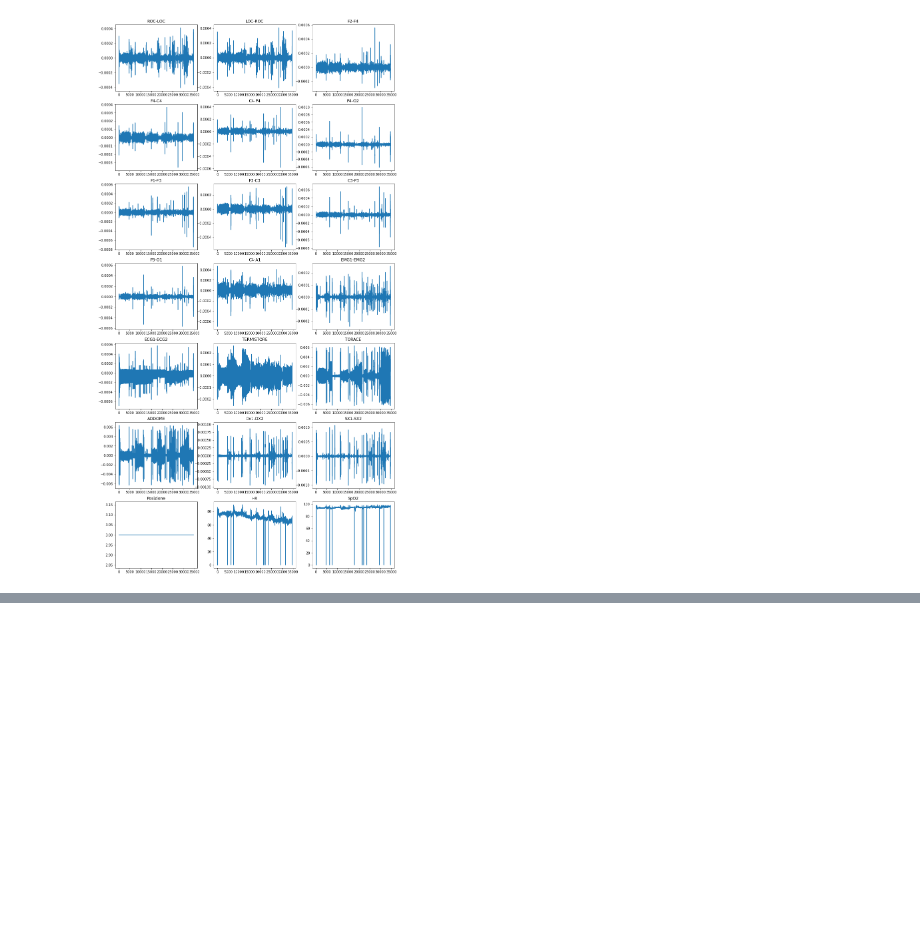
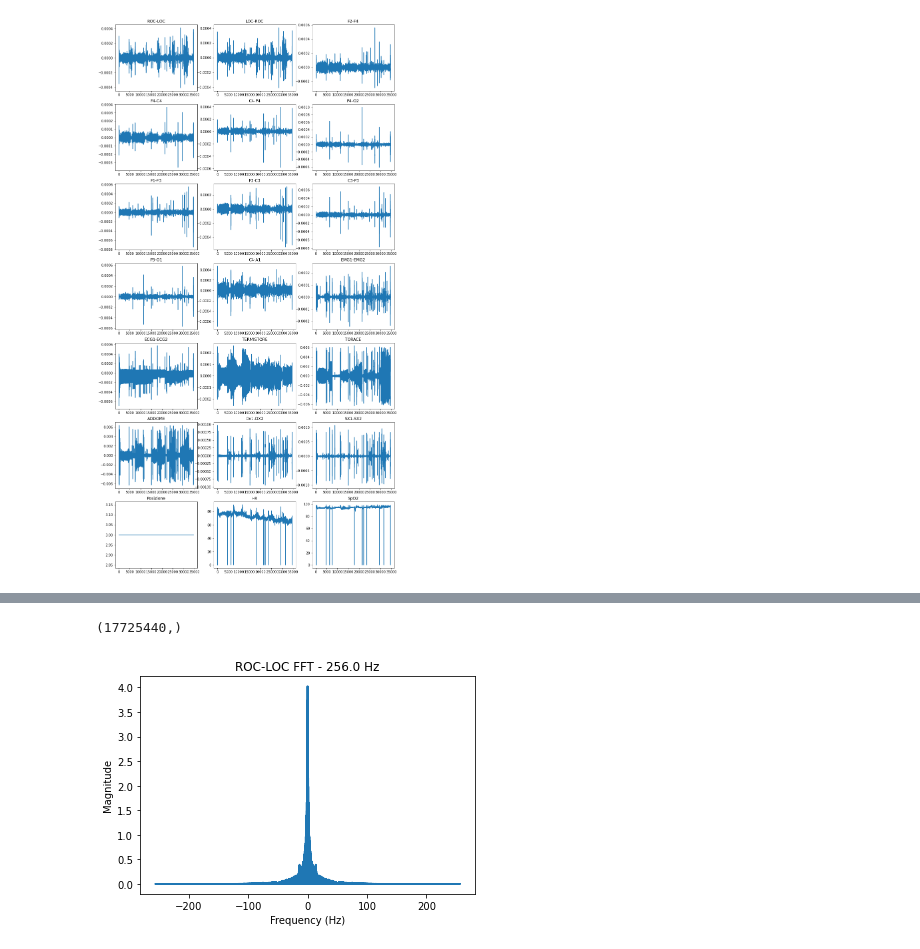
Before and after one commit to braden2447/BME671-Final-Project, a Jupyter notebook: test.ipynb, the cells around one changed output, grey strips where cells are left out. Saved outputs shown, nothing was run; the diff lists cells and outputs as text; code cells hidden in the pictures; blank space fills up the shorter version.

Commit message:
Fixed data indexing to display FT and spliced n1.txt data in notebook to create list of sleep stage classifications provided by dataset

```diff
--- a/test.ipynb
+++ b/test.ipynb
@@ -91,14 +104,18 @@ def ExploreFTplots(hn, zeropad, FS):
 # FT plotting function
 def FTplot(fvec, FT):
     ft_mag = np.abs(FT)
+    fvec_size = np.round(np.max(fvec), 0)
     plt.plot(fvec, ft_mag)
-    plt.title('{} FFT'.format(FT))
+    plt.title('ROC-LOC FFT - {} Hz'.format(fvec_size))
     plt.xlabel('Frequency (Hz)')
     plt.ylabel('Magnitude')
     plt.show()
 # %%
 # Look at referential EEG traces (NOT bipolar) for simplicity: C4-A1
-c4a1 = data['C4-A1'][0]
-c4a1_clip = c4a1[0:1000]
-fvec, c4a1_FT = ExploreFTplots(c4a1_clip, 0, fs)
+c4a1 = data['C4-A1'][0][0]
+print(c4a1.shape)
+fvec, c4a1_FT = ExploreFTplots(c4a1, 0, fs)
 FTplot(fvec, c4a1_FT)
+# %% [output]
+(17725440,)
+[figure, added]
```
Also changed, not shown: parts of 9 cells of this notebook, 2 other files.
